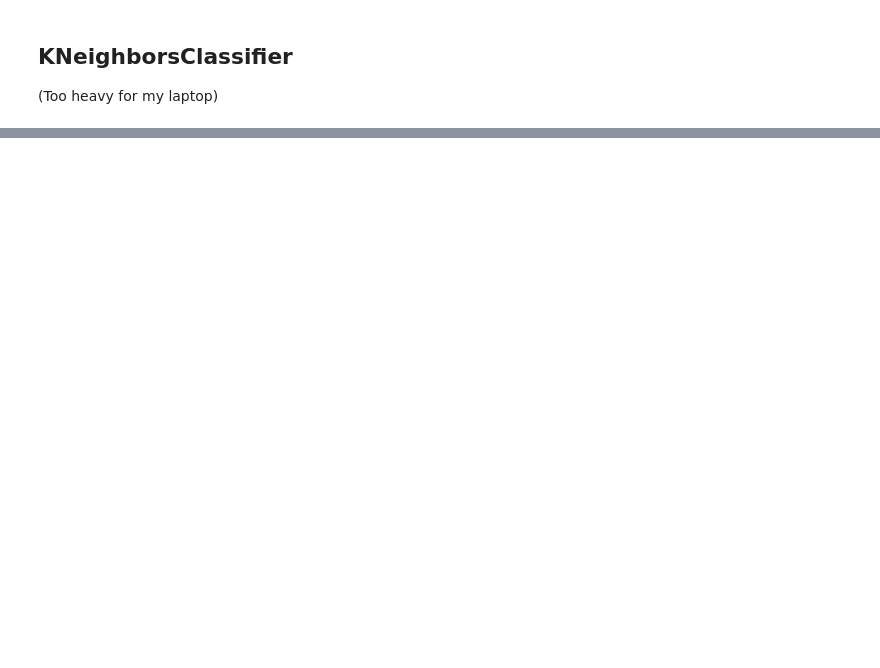
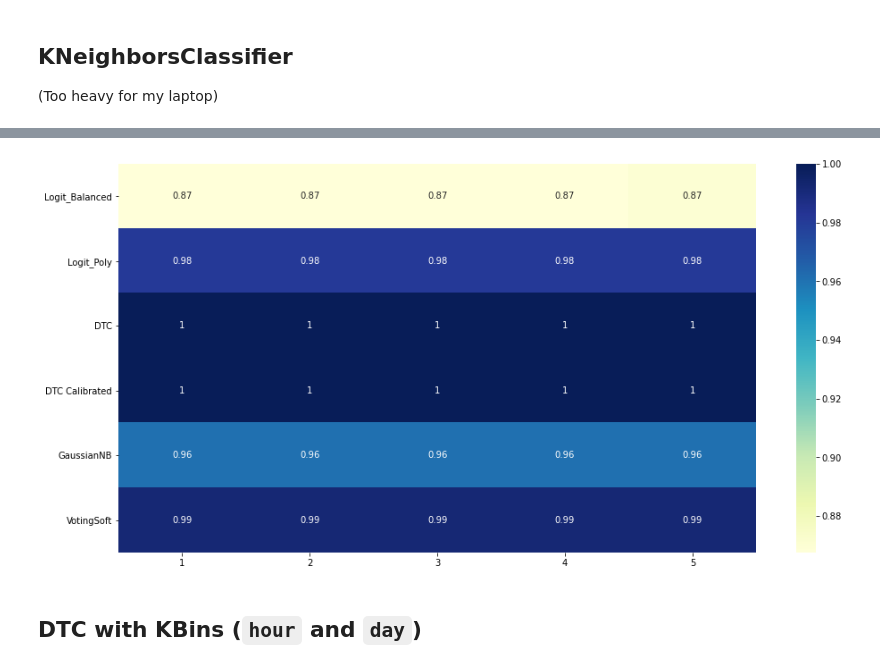
Before and after one commit to bolaubi/DSW_danthon_2021-1, a Jupyter notebook: dsw_danthon_modelling.ipynb, the cells around one changed output, grey strips where cells are left out. Drawn from its saved outputs; the diff is of its cells as text; code cells hidden in the pictures; blank space fills up the shorter version.

```diff
--- a/dsw_danthon_modelling.ipynb
+++ b/dsw_danthon_modelling.ipynb
@@ -194,0 +292,11 @@ weighted avg       0.99      0.99      0.99    926862
+# %%
+all_metrics = pd.DataFrame([lr_bal_cv, logit_pipe_cv, dtc_cv, dtc_cal_cv, gnb_cv, vclf_cv],
+                           columns=[1,2,3,4,5],
+                          index=['Logit_Balanced', 'Logit_Poly', 'DTC', 'DTC Calibrated', 'GaussianNB', 'VotingSoft'])
+plt.figure(figsize=(16,8))
+sns.heatmap(all_metrics, annot=True, cmap='YlGnBu')
+plt.show()
+# %% [output]
+[figure, added]
+# %% [markdown]
+## DTC with KBins (`hour` and `day`)
```
Also changed, not shown: parts of 56 cells of this notebook, 1 other file.
